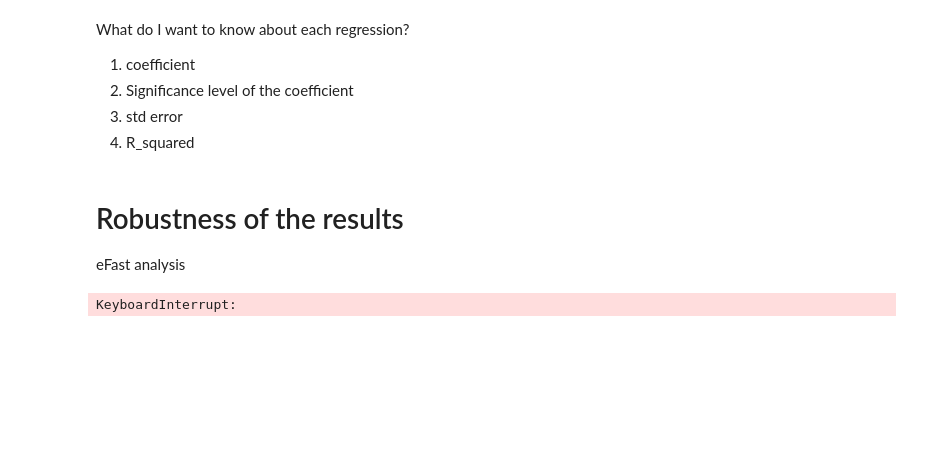
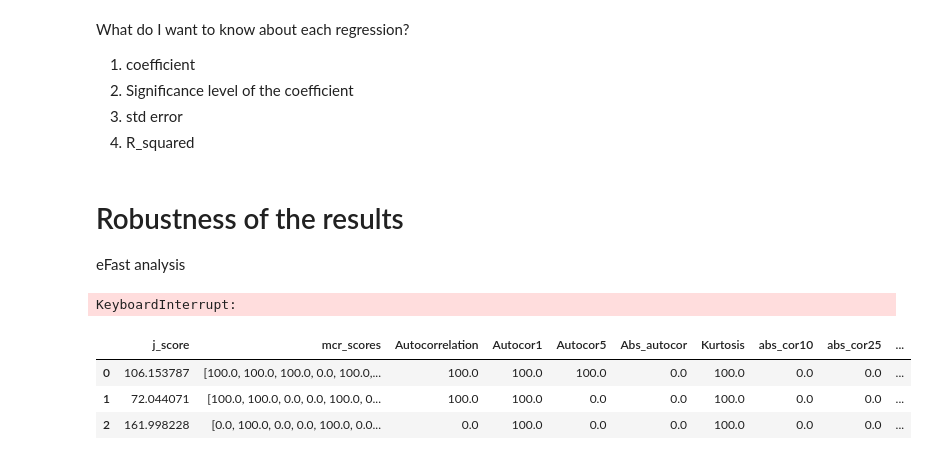
Before and after one commit to joerischasfoort/sim-fin-abm, a Jupyter notebook: Experiment_and_robustness.ipynb, the cells around one changed output. Saved outputs shown, nothing was run; the diff lists cells and outputs as text; code cells hidden in the pictures; blank space fills up the shorter version.

```diff
--- a/Experiment_and_robustness.ipynb
+++ b/Experiment_and_robustness.ipynb
@@ -241 +249,8 @@ sc_fast2 = pd.DataFrame(sc_fast)
 sc_fast2[test_labels] = pd.DataFrame(sc_fast2.mcr_scores.values.tolist(), index= sc_fast2.index)
+# %%
+sc_fast2.head(3)
+# %% [output]
+|  | j_score | mcr_scores | Autocorrelation | Autocor1 | Autocor5 | Abs_autocor | Kurtosis | abs_cor10 | abs_cor25 | ... |
+| 0 | 106.153787 | [100.0, 100.0, 100.0, 0.0, 100.0,... | 100.0 | 100.0 | 100.0 | 0.0 | 100.0 | 0.0 | 0.0 | ... |
+| 1 | 72.044071 | [100.0, 100.0, 0.0, 0.0, 100.0, 0... | 100.0 | 100.0 | 0.0 | 0.0 | 100.0 | 0.0 | 0.0 | ... |
+| 2 | 161.998228 | [0.0, 100.0, 0.0, 0.0, 100.0, 0.0... | 0.0 | 100.0 | 0.0 | 0.0 | 100.0 | 0.0 | 0.0 | ... |
```
Also changed, not shown: parts of 22 cells of this notebook, 1 other file.
